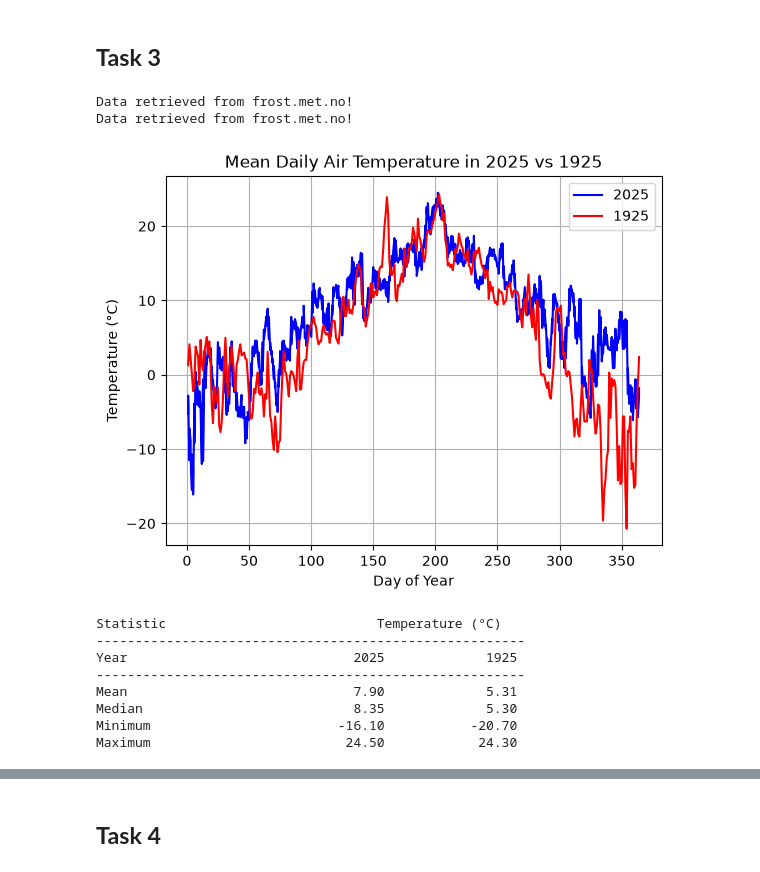
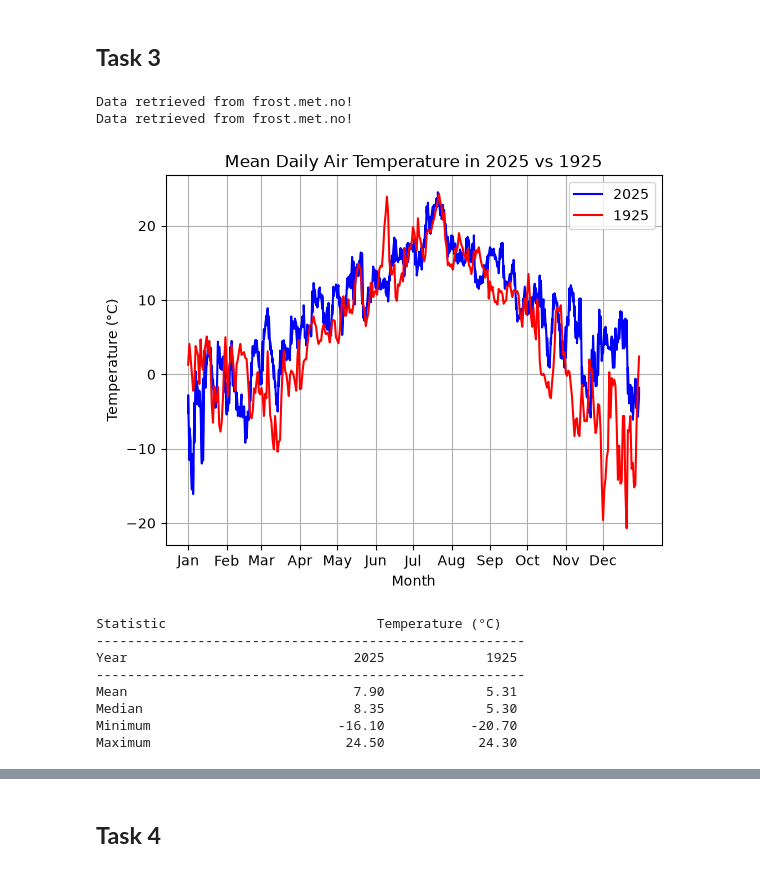
Before and after one commit to HABOZ1/Deliverable_1, a Jupyter notebook: deliverable_1.ipynb, the cells around one changed output, grey strips where cells are left out. Saved outputs shown, nothing was run; the diff lists cells and outputs as text; code cells hidden in the pictures.

```diff
--- a/deliverable_1.ipynb
+++ b/deliverable_1.ipynb
@@ -247,37 +247,43 @@ plt.plot(days_1925, temperatures_1925, label="1925", color="red")
 
 # Add labels and title to the plot
 plt.title("Mean Daily Air Temperature in 2025 vs 1925")
-plt.xlabel("Day of Year")
+plt.xlabel("Month")
 plt.ylabel("Temperature (°C)")
 plt.grid(True)
 plt.legend()
+
+# Change x-axis from day numbers to months
+month_positions = [1, 32, 60, 91, 121, 152, 182, 213, 244, 274, 305, 335]
+month_names = ["Jan", "Feb", "Mar", "Apr", "May", "Jun", "Jul", "Aug", "Sep", "Oct", "Nov", "Dec"]
+plt.xticks(month_positions, month_names)
+
 
 plt.show()
 
 # Calculate statistics
 mean_temp_2025 = temperatures_2025.mean()
 median_temp_2025 = temperatures_2025.median()
 min_temp_2025 = temperatures_2025.min()
 max_temp_2025 = temperatures_2025.max()
 
 mean_temp_1925 = temperatures_1925.mean()
 median_temp_1925 = temperatures_1925.median()
 min_temp_1925 = temperatures_1925.min()
 max_temp_1925 = temperatures_1925.max()
 
 # Print the statistics in a formatted table
 print(f"{'Statistic':<20} {'Temperature (°C)':>31}")
 print("-" * 55)
 print(f"{'Year':<20} {'2025':>16} {'1925':>16}")
 print("-" * 55)
 print(f"{'Mean':<20} {mean_temp_2025:>16.2f} {mean_temp_1925:>16.2f}")
 print(f"{'Median':<20} {median_temp_2025:>16.2f} {median_temp_1925:>16.2f}")
 print(f"{'Minimum':<20} {min_temp_2025:>16.2f} {min_temp_1925:>16.2f}")
 print(f"{'Maximum':<20} {max_temp_2025:>16.2f} {max_temp_1925:>16.2f}")
 # %% [output]
 Data retrieved from frost.met.no!
 Data retrieved from frost.met.no!
-[figure, old version]
+[figure, new version]
 Statistic                           Temperature (°C)
 -------------------------------------------------------
 Year                             2025             1925
```
Also changed, not shown: parts of 2 cells of this notebook.
